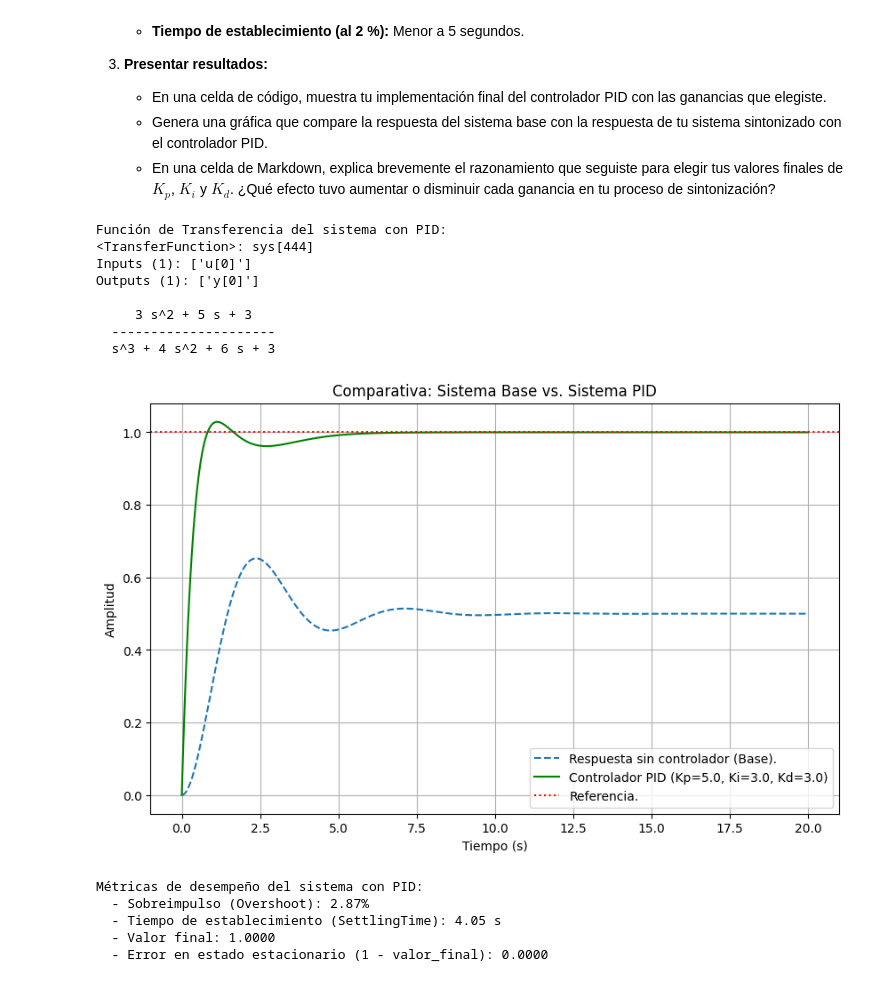
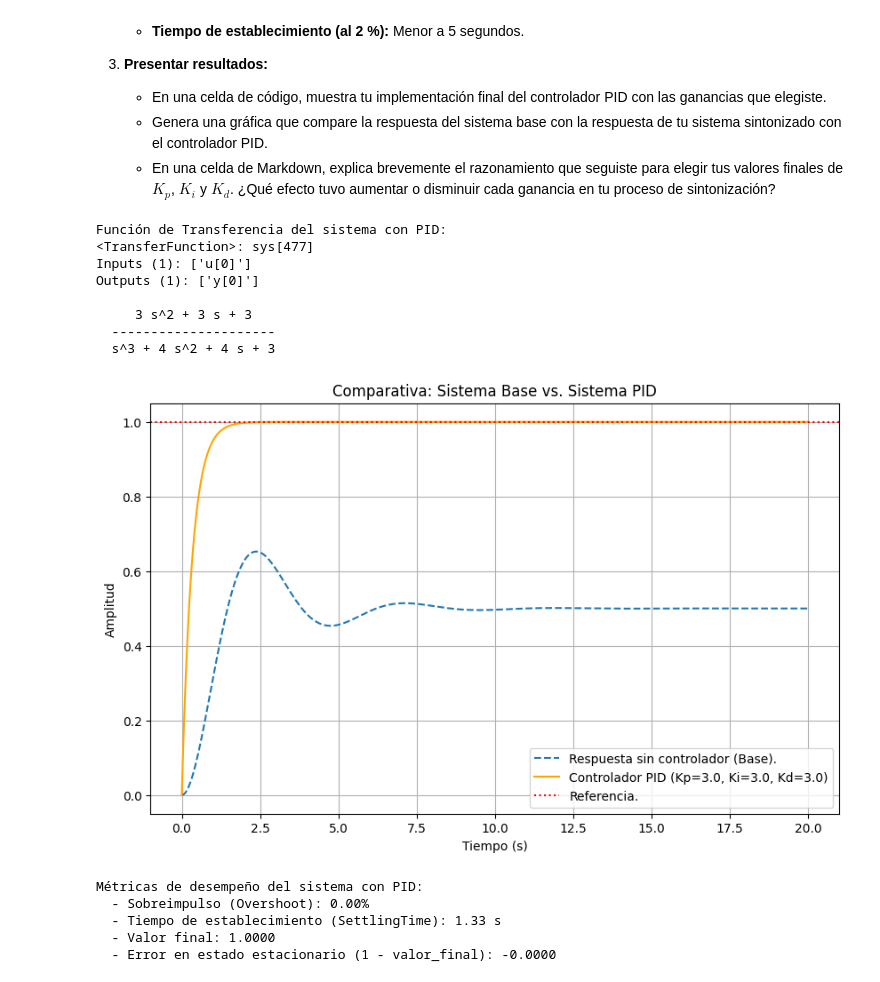
Before and after one commit to GiannyAlcantara01/control-clasico, a Jupyter notebook: practicas/P_2_03_Controlador_PID.ipynb, the cells around one changed output. Drawn from its saved outputs; the diff is of its cells as text; code cells hidden in the pictures.

Commit message:
Controlador PID

```diff
--- a/practicas/P_2_03_Controlador_PID.ipynb
+++ b/practicas/P_2_03_Controlador_PID.ipynb
@@ -310,7 +310,7 @@ t_base, y_base = ct.step_response(sistema_base, T=t)
 
 # --- Sintonización del Controlador PID ---
 # Estas son las ganancias sintonizadas para cumplir los requisitos:
-Kp = 5.0
+Kp = 3.0
 Ki = 3.0
 Kd = 3.0
 
@@ -328,43 +328,43 @@ print(sistema_PID)
 # --- Simulación de la respuesta al escalón del PID ---
 t_pid, y_pid = ct.step_response(sistema_PID, T=t)
 
 # --- Graficación de la comparativa ---
 plt.figure(figsize=(10, 6))
 plt.plot(t_base, y_base, label="Respuesta sin controlador (Base).", linestyle='--')
-plt.plot(t_pid, y_pid, label=f"Controlador PID (Kp={Kp}, Ki={Ki}, Kd={Kd})", color='green')
+plt.plot(t_pid, y_pid, label=f"Controlador PID (Kp={Kp}, Ki={Ki}, Kd={Kd})", color='orange')
 plt.axhline(y=1, color="r", linestyle=":", label="Referencia.")
 
 plt.title("Comparativa: Sistema Base vs. Sistema PID")
 plt.xlabel("Tiempo (s)")
 plt.ylabel("Amplitud")
 plt.legend()
 plt.grid(True)
 plt.show()
 
 # --- Verificación de las métricas de desempeño ---
 print("Métricas de desempeño del sistema con PID:")
 info_PID = ct.step_info(sistema_PID, SettlingTimeThreshold=0.02)
 
 print(f"  - Sobreimpulso (Overshoot): {info_PID['Overshoot']:.2f}%")
 print(f"  - Tiempo de establecimiento (SettlingTime): {info_PID['SettlingTime']:.2f} s")
 valor_final = y_pid[-1]
 print(f"  - Valor final: {valor_final:.4f}")
 print(f"  - Error en estado estacionario (1 - valor_final): {1 - valor_final:.4f}")
 # %% [output]
 Función de Transferencia del sistema con PID:
-<TransferFunction>: sys[444]
+<TransferFunction>: sys[477]
 Inputs (1): ['u[0]']
 Outputs (1): ['y[0]']
 
-     3 s^2 + 5 s + 3
+     3 s^2 + 3 s + 3
   ---------------------
-  s^3 + 4 s^2 + 6 s + 3
+  s^3 + 4 s^2 + 4 s + 3
-[figure, old version]
+[figure, new version]
 Métricas de desempeño del sistema con PID:
-  - Sobreimpulso (Overshoot): 2.87%
-  - Tiempo de establecimiento (SettlingTime): 4.05 s
+  - Sobreimpulso (Overshoot): 0.00%
+  - Tiempo de establecimiento (SettlingTime): 1.33 s
   - Valor final: 1.0000
-  - Error en estado estacionario (1 - valor_final): 0.0000
+  - Error en estado estacionario (1 - valor_final): -0.0000
 # %% [markdown]
 ### Método de Sintonización
 
```
Also changed, not shown: parts of 1 cell of this notebook.
